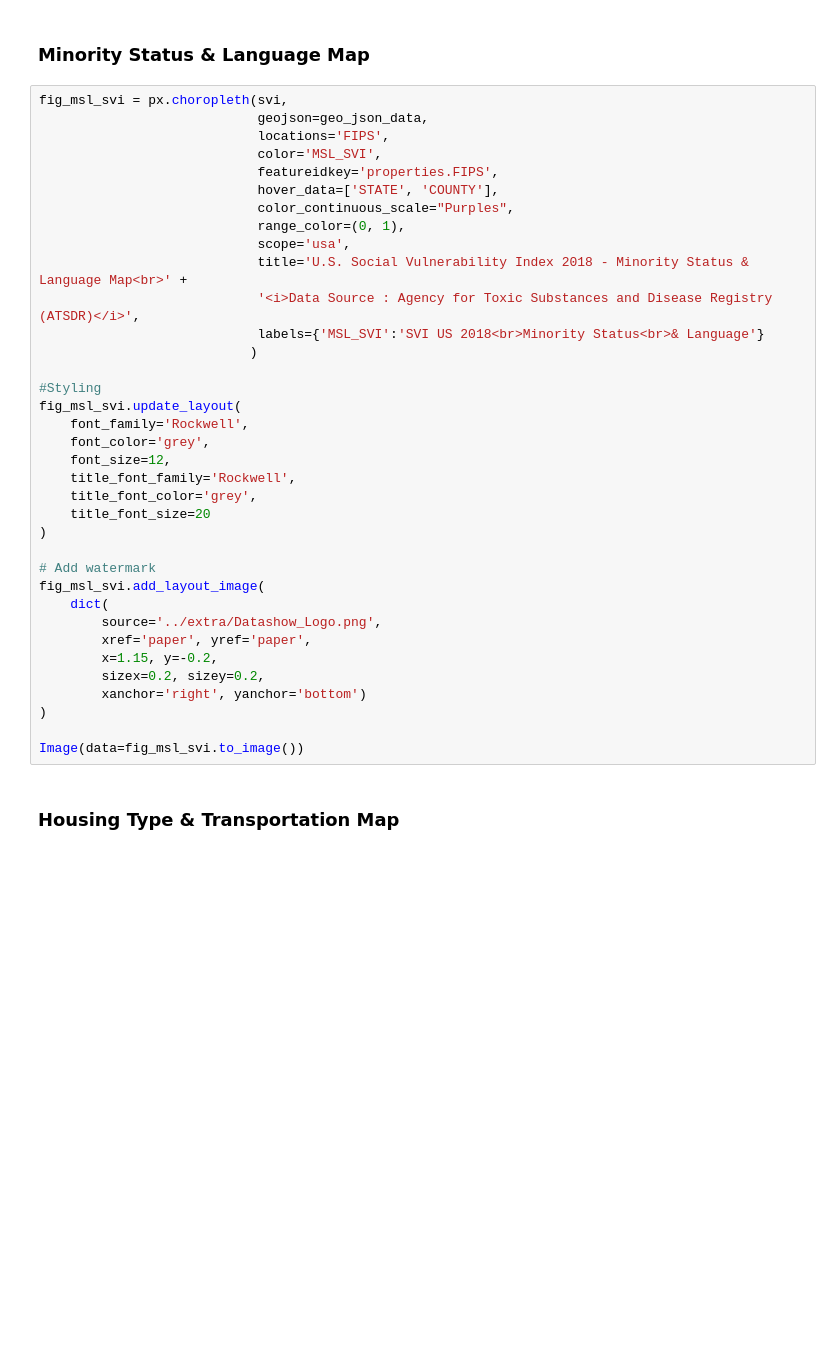
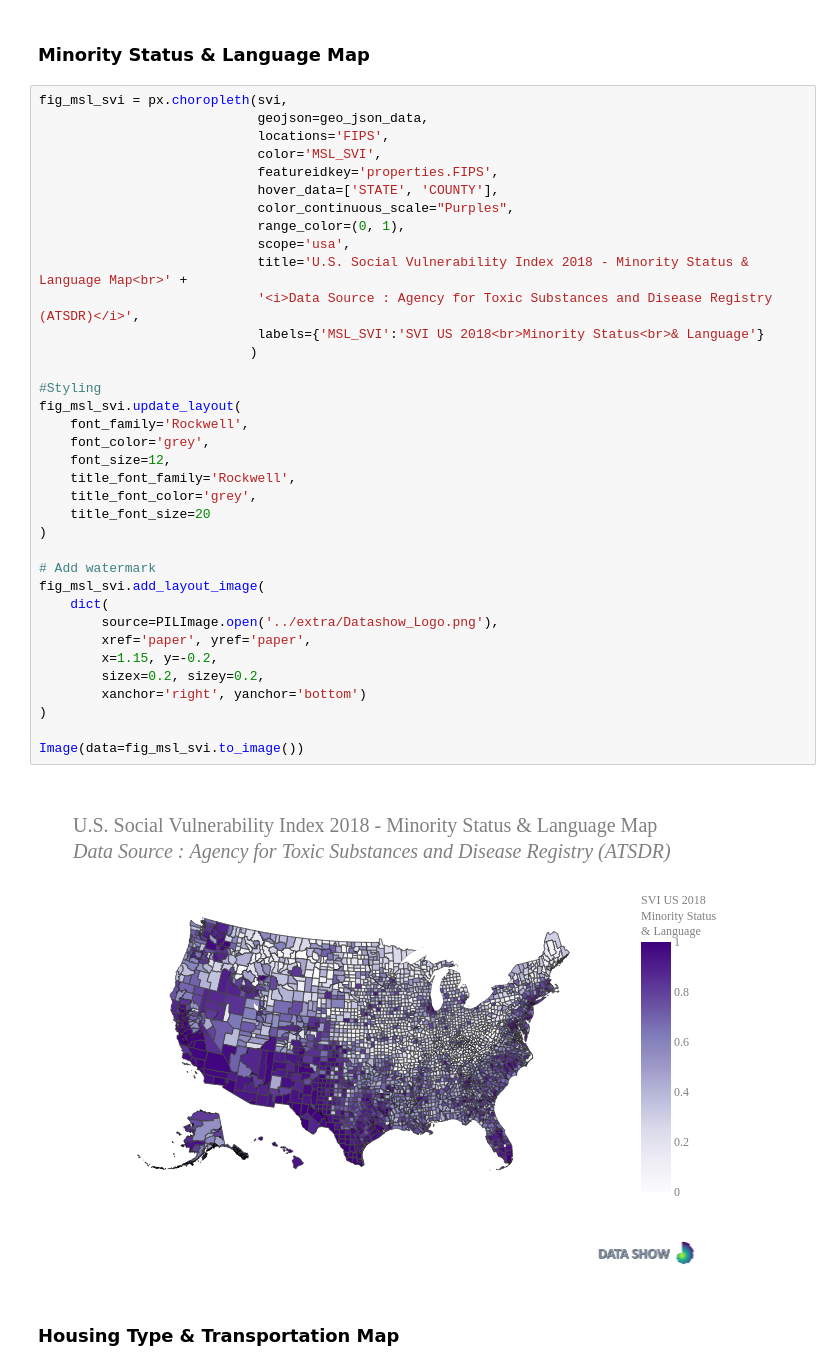
Before and after one commit to data-show/notebooks, a Jupyter notebook: notebooks/Social_Vulnerability_Index_2018_United_States/Social_Vulnerability_Index_2018_United_States.ipynb, the cells around one changed output. Saved outputs shown, nothing was run; the diff lists cells and outputs as text; blank space fills up the shorter version.

```diff
--- a/notebooks/Social_Vulnerability_Index_2018_United_States/Social_Vulnerability_Index_2018_United_States.ipynb
+++ b/notebooks/Social_Vulnerability_Index_2018_United_States/Social_Vulnerability_Index_2018_United_States.ipynb
@@ -208,34 +210,36 @@ fig_msl_svi = px.choropleth(svi,
                             featureidkey='properties.FIPS',
                             hover_data=['STATE', 'COUNTY'],
                             color_continuous_scale="Purples",
                             range_color=(0, 1),
                             scope='usa',
                             title='U.S. Social Vulnerability Index 2018 - Minority Status & Language Map<br>' +
                             '<i>Data Source : Agency for Toxic Substances and Disease Registry (ATSDR)</i>',
                             labels={'MSL_SVI':'SVI US 2018<br>Minority Status<br>& Language'}
                            )
 
 #Styling
 fig_msl_svi.update_layout(
     font_family='Rockwell',
     font_color='grey',
     font_size=12,
     title_font_family='Rockwell',
     title_font_color='grey',
     title_font_size=20
 )
 
 # Add watermark
 fig_msl_svi.add_layout_image(
     dict(
-        source='../extra/Datashow_Logo.png',
+        source=PILImage.open('../extra/Datashow_Logo.png'),
         xref='paper', yref='paper',
         x=1.15, y=-0.2,
         sizex=0.2, sizey=0.2,
         xanchor='right', yanchor='bottom')
 )
 
 Image(data=fig_msl_svi.to_image())
+# %% [output]
+[figure, added]
 # %% [markdown]
 ### Housing Type & Transportation Map
 # %%
```
Also changed, not shown: parts of 5 cells of this notebook, 1 other file.
